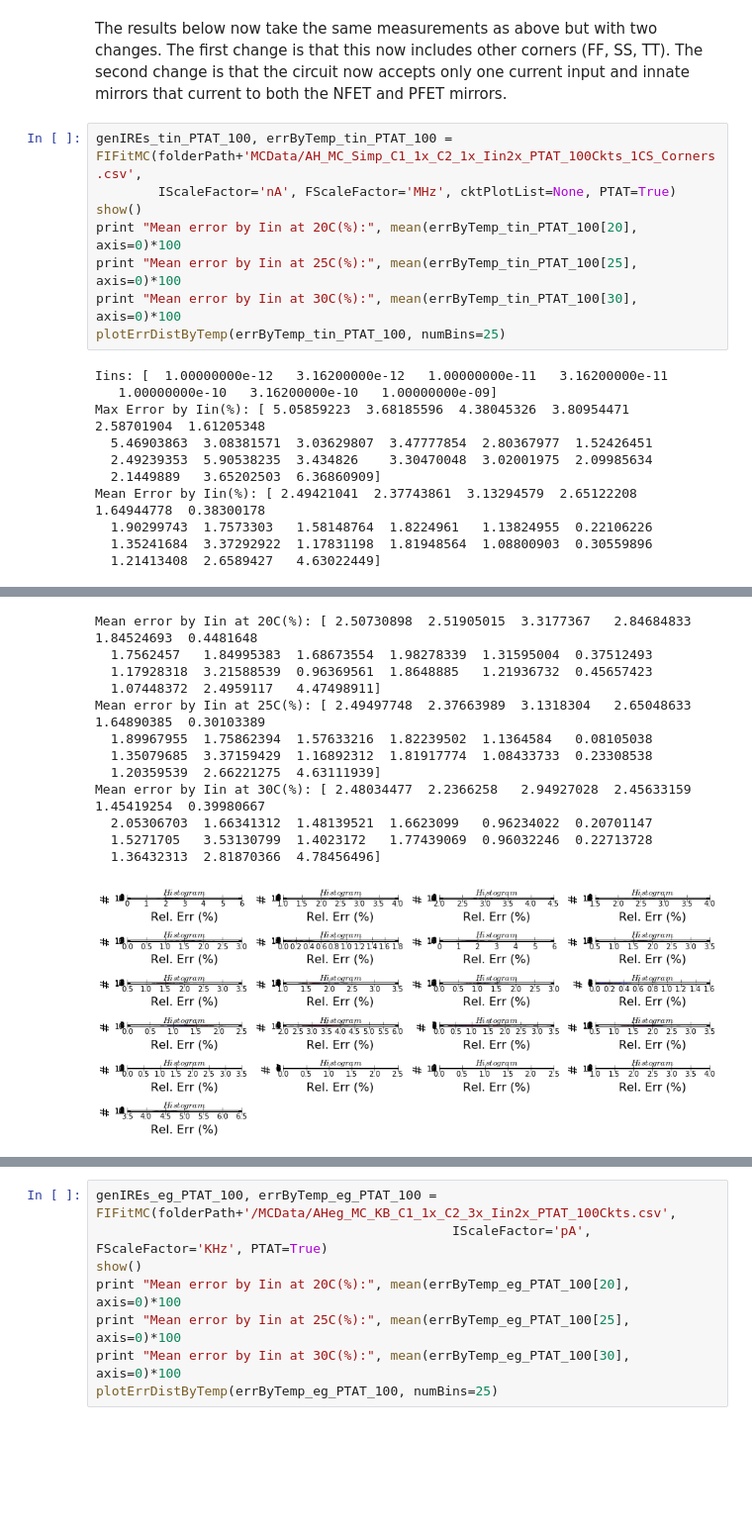
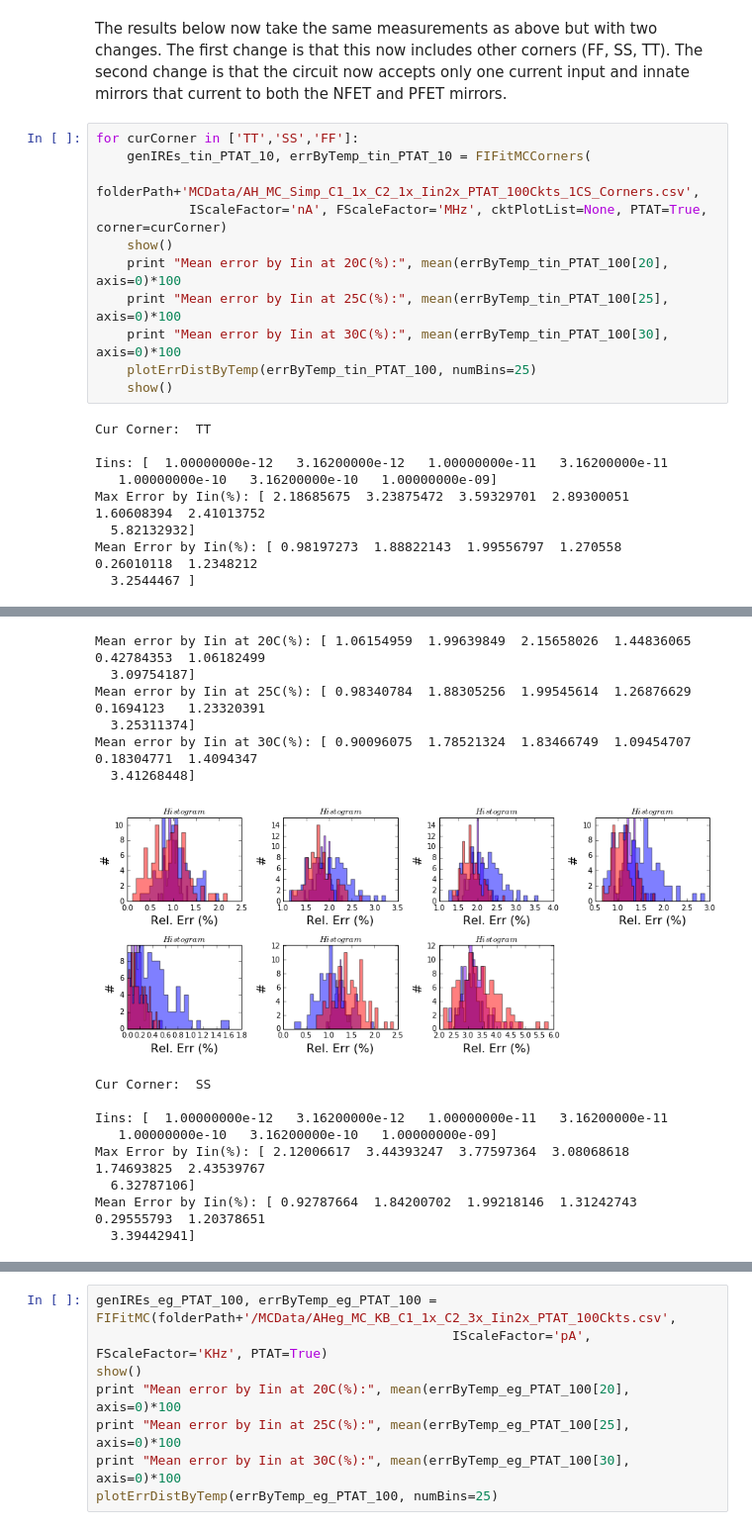
Before and after one commit to twinoza/TwinPyNB, a Jupyter notebook: AxonHillock/AHOsc_FinalAnalysis.ipynb, the cells around one changed output, grey strips where cells are left out. Shown at 99% size. Cells and saved outputs as stored; diff of their text form; blank space fills up the shorter version.

```diff
--- a/AxonHillock/AHOsc_FinalAnalysis.ipynb
+++ b/AxonHillock/AHOsc_FinalAnalysis.ipynb
@@ -1064,21 +1229,22 @@ Mean error by Iin at 30C(%): [ 0.29122283  0.97813596  0.94443258  0.57714427  0
 # %% [markdown]
 The results below now take the same measurements as above but with two changes.  The first change is that this now includes other corners (FF, SS, TT).  The second change is that the circuit now accepts only one current input and innate mirrors that current to both the NFET and PFET mirrors.
 # %%
-genIREs_tin_PTAT_100, errByTemp_tin_PTAT_100 = FIFitMC(folderPath+'MCData/AH_MC_Simp_C1_1x_C2_1x_Iin2x_PTAT_100Ckts_1CS_Corners.csv',
-        IScaleFactor='nA', FScaleFactor='MHz', cktPlotList=None, PTAT=True)
-show()
-print "Mean error by Iin at 20C(%):", mean(errByTemp_tin_PTAT_100[20], axis=0)*100
-print "Mean error by Iin at 25C(%):", mean(errByTemp_tin_PTAT_100[25], axis=0)*100
-print "Mean error by Iin at 30C(%):", mean(errByTemp_tin_PTAT_100[30], axis=0)*100
-plotErrDistByTemp(errByTemp_tin_PTAT_100, numBins=25)
+for curCorner in ['TT','SS','FF']:
+    genIREs_tin_PTAT_10, errByTemp_tin_PTAT_10 = FIFitMCCorners(
+        folderPath+'MCData/AH_MC_Simp_C1_1x_C2_1x_Iin2x_PTAT_100Ckts_1CS_Corners.csv',
+            IScaleFactor='nA', FScaleFactor='MHz', cktPlotList=None, PTAT=True, corner=curCorner)
+    show()
+    print "Mean error by Iin at 20C(%):", mean(errByTemp_tin_PTAT_100[20], axis=0)*100
+    print "Mean error by Iin at 25C(%):", mean(errByTemp_tin_PTAT_100[25], axis=0)*100
+    print "Mean error by Iin at 30C(%):", mean(errByTemp_tin_PTAT_100[30], axis=0)*100
+    plotErrDistByTemp(errByTemp_tin_PTAT_100, numBins=25)
+    show()
 # %% [output]
+Cur Corner:  TT
+
 Iins: [  1.00000000e-12   3.16200000e-12   1.00000000e-11   3.16200000e-11
    1.00000000e-10   3.16200000e-10   1.00000000e-09]
-Max Error by Iin(%): [ 5.05859223  3.68185596  4.38045326  3.80954471  2.58701904  1.61205348
-  5.46903863  3.08381571  3.03629807  3.47777854  2.80367977  1.52426451
-  2.49239353  5.90538235  3.434826    3.30470048  3.02001975  2.09985634
-  2.1449889   3.65202503  6.36860909]
-Mean Error by Iin(%): [ 2.49421041  2.37743861  3.13294579  2.65122208  1.64944778  0.38300178
-  1.90299743  1.7573303   1.58148764  1.8224961   1.13824955  0.22106226
-  1.35241684  3.37292922  1.17831198  1.81948564  1.08800903  0.30559896
-  1.21413408  2.6589427   4.63022449]
+Max Error by Iin(%): [ 2.18685675  3.23875472  3.59329701  2.89300051  1.60608394  2.41013752
+  5.82132932]
+Mean Error by Iin(%): [ 0.98197273  1.88822143  1.99556797  1.270558    0.26010118  1.2348212
+  3.2544467 ]
@@ -1086,13 +1252,15 @@ Mean Error by Iin(%): [ 2.49421041  2.37743861  3.13294579  2.65122208  1.649447
-Mean error by Iin at 20C(%): [ 2.50730898  2.51905015  3.3177367   2.84684833  1.84524693  0.4481648
-  1.7562457   1.84995383  1.68673554  1.98278339  1.31595004  0.37512493
-  1.17928318  3.21588539  0.96369561  1.8648885   1.21936732  0.45657423
-  1.07448372  2.4959117   4.47498911]
-Mean error by Iin at 25C(%): [ 2.49497748  2.37663989  3.1318304   2.65048633  1.64890385  0.30103389
-  1.89967955  1.75862394  1.57633216  1.82239502  1.1364584   0.08105038
-  1.35079685  3.37159429  1.16892312  1.81917774  1.08433733  0.23308538
-  1.20359539  2.66221275  4.63111939]
-Mean error by Iin at 30C(%): [ 2.48034477  2.2366258   2.94927028  2.45633159  1.45419254  0.39980667
-  2.05306703  1.66341312  1.48139521  1.6623099   0.96234022  0.20701147
-  1.5271705   3.53130799  1.4023172   1.77439069  0.96032246  0.22713728
-  1.36432313  2.81870366  4.78456496]
+Mean error by Iin at 20C(%): [ 1.06154959  1.99639849  2.15658026  1.44836065  0.42784353  1.06182499
+  3.09754187]
+Mean error by Iin at 25C(%): [ 0.98340784  1.88305256  1.99545614  1.26876629  0.1694123   1.23320391
+  3.25311374]
+Mean error by Iin at 30C(%): [ 0.90096075  1.78521324  1.83466749  1.09454707  0.18304771  1.4094347
+  3.41268448]
-[figure, old version]
+[figure, new version]
+Cur Corner:  SS
+
+Iins: [  1.00000000e-12   3.16200000e-12   1.00000000e-11   3.16200000e-11
+   1.00000000e-10   3.16200000e-10   1.00000000e-09]
+Max Error by Iin(%): [ 2.12006617  3.44393247  3.77597364  3.08068618  1.74693825  2.43539767
+  6.32787106]
+Mean Error by Iin(%): [ 0.92787664  1.84200702  1.99218146  1.31242743  0.29555793  1.20378651
+  3.39442941]
```
Also changed, not shown: parts of 24 cells of this notebook, 1 other file.
